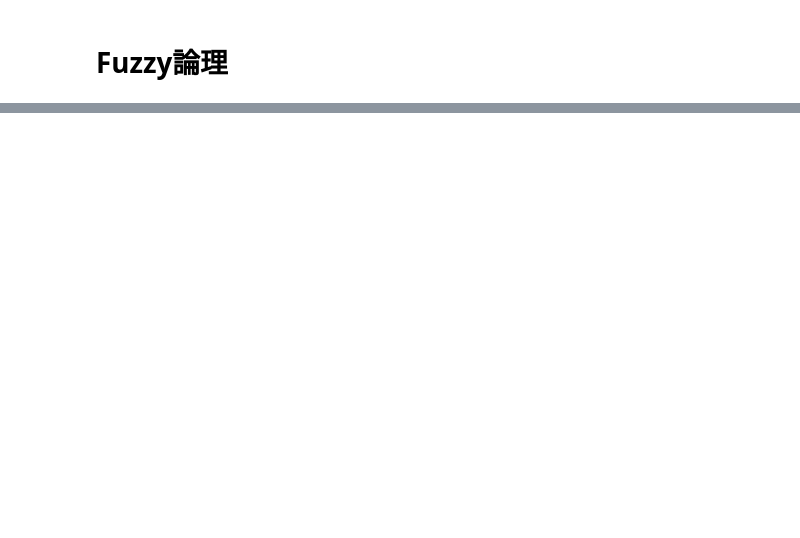
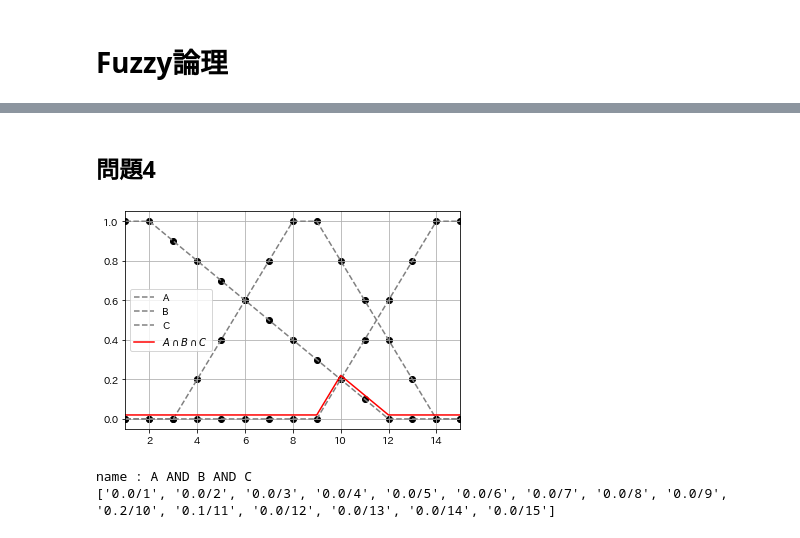
Before and after one commit to chama0623/MachineLearning, a Jupyter notebook: Fuzzy/FuzzyLogic.ipynb, the cells around one changed output, grey strips where cells are left out. Saved outputs shown, nothing was run; the diff lists cells and outputs as text; code cells hidden in the pictures; blank space fills up the shorter version.

```diff
--- a/Fuzzy/FuzzyLogic.ipynb
+++ b/Fuzzy/FuzzyLogic.ipynb
@@ -54,11 +62,4 @@ C=np.array([0,0,0,0,0,0,0,0,0,0.2,0.4,0.6,0.8,1.0,1.0])
 
 fuzzy_A = Fuzzy("A",A)
 fuzzy_B = Fuzzy("B",B)
-fuzzy_C = Fuzzy("B",B)
-
-plt.figure(facecolor="white")
-plot(fuzzy_A,"dashed")
-plot(fuzzy_B,"dashdot")
-plot((fuzzy_A*fuzzy_B)+0.02,"A AND B","solid","red",False)
-plt.legend()
-plt.show()
+fuzzy_C = Fuzzy("C",C)
@@ -118,0 +122,20 @@ for i,z in enumerate(Z):
+# %% [markdown]
+## 問題4
+# %%
+fuzzy_Z= fuzzy_A*fuzzy_B*fuzzy_C
+
+plt.figure(facecolor="white")
+plot(fuzzy_A,"dashed")
+plot(fuzzy_B,"dashed")
+plot(fuzzy_C,"dashed")
+plot((fuzzy_Z.grade)+0.02,"$A \cap B \cap C$","solid","red",False)
+plt.legend()
+plt.grid()
+plt.xlim(fuzzy_Z.origin,len(fuzzy_Z))
+plt.show()
+
+fuzzy_Z.print_fuzzy()
+# %% [output]
+[figure, added]
+name : A AND B AND C
+['0.0/1', '0.0/2', '0.0/3', '0.0/4', '0.0/5', '0.0/6', '0.0/7', '0.0/8', '0.0/9', '0.2/10', '0.1/11', '0.0/12', '0.0/13', '0.0/14', '0.0/15']
```
Also changed, not shown: parts of 23 cells of this notebook.
